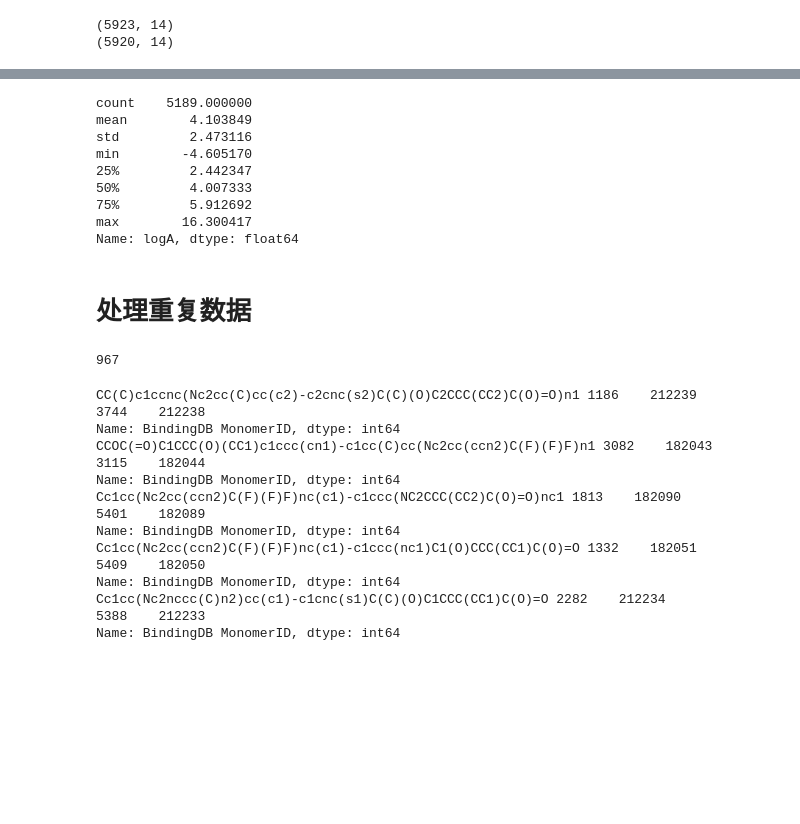
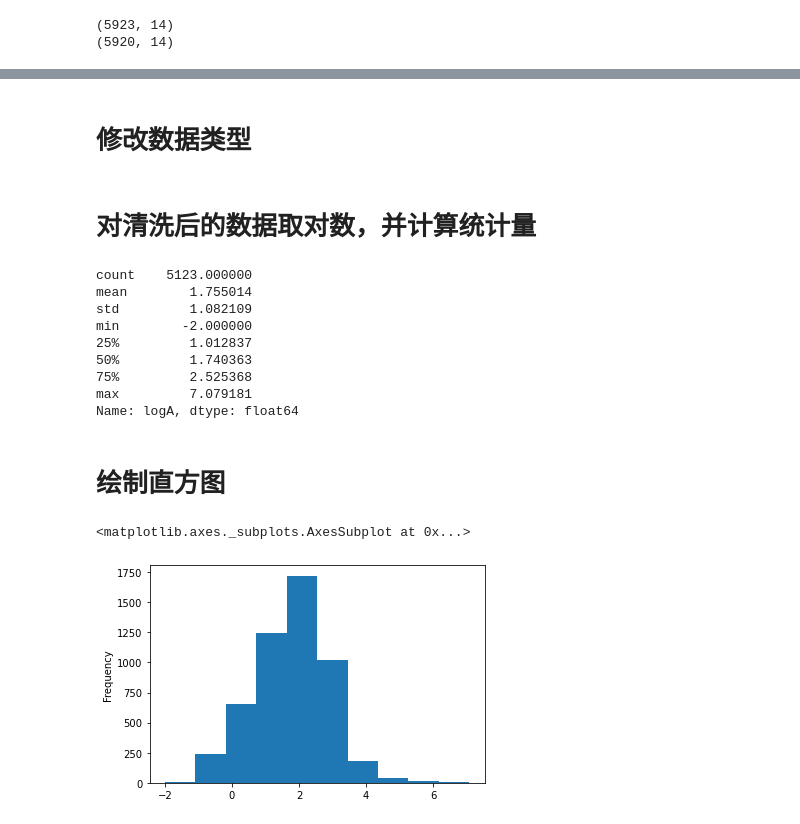
Before and after one commit to dreadlesss/utility, a Jupyter notebook: preprocessing.ipynb, the cells around one changed output, grey strips where cells are left out. Cells and saved outputs as stored; diff of their text form; code cells hidden in the pictures; blank space fills up the shorter version.

```diff
--- a/preprocessing.ipynb
+++ b/preprocessing.ipynb
@@ -156,0 +237,4 @@ print(df.shape)
+# %%
+df_del = df[df['flag'] == 'del']
+print(df_del.shape)
+df_del.head(3)
@@ -157,39 +247,28 @@ print(df.shape)
+# %%
+df.drop(index=df_del.index, inplace=True)
+# %% [markdown]
+# 修改数据类型
+# %%
+df['activity'] = df['activity'].astype('float64')
+# %% [markdown]
+# 对清洗后的数据取对数，并计算统计量
 # %%
-df['logA'] = df[~df['activity'].str.contains('<|>')]['activity'].astype('float64').apply(np.log)
+df['logA'] = df['activity'].apply(np.log10)
 df['logA'].describe()
 # %% [output]
-count    5189.000000
-mean        4.103849
-std         2.473116
-min        -4.605170
-25%         2.442347
-50%         4.007333
-75%         5.912692
-max        16.300417
+count    5123.000000
+mean        1.755014
+std         1.082109
+min        -2.000000
+25%         1.012837
+50%         1.740363
+75%         2.525368
+max         7.079181
 Name: logA, dtype: float64
 # %% [markdown]
-# 处理重复数据
+# 绘制直方图
-# %%
-# 重复数据数量
-df.shape[0] - len(df.groupby('Ligand SMILES'))
-# %% [output]
-967
-# %%
-for smi, group in df.groupby('Ligand SMILES'):
-    if len(group) >1:
-# %% [output]
-CC(C)c1ccnc(Nc2cc(C)cc(c2)-c2cnc(s2)C(C)(O)C2CCC(CC2)C(O)=O)n1 1186    212239
-3744    212238
-Name: BindingDB MonomerID, dtype: int64
-CCOC(=O)C1CCC(O)(CC1)c1ccc(cn1)-c1cc(C)cc(Nc2cc(ccn2)C(F)(F)F)n1 3082    182043
-3115    182044
-Name: BindingDB MonomerID, dtype: int64
-Cc1cc(Nc2cc(ccn2)C(F)(F)F)nc(c1)-c1ccc(NC2CCC(CC2)C(O)=O)nc1 1813    182090
-5401    182089
-Name: BindingDB MonomerID, dtype: int64
-Cc1cc(Nc2cc(ccn2)C(F)(F)F)nc(c1)-c1ccc(nc1)C1(O)CCC(CC1)C(O)=O 1332    182051
-5409    182050
-Name: BindingDB MonomerID, dtype: int64
-Cc1cc(Nc2nccc(C)n2)cc(c1)-c1cnc(s1)C(C)(O)C1CCC(CC1)C(O)=O 2282    212234
-5388    212233
-Name: BindingDB MonomerID, dtype: int64
+# %%
+df['logA'].plot(kind='hist')
+# %% [output]
+<matplotlib.axes._subplots.AxesSubplot at 0x...>
+[figure, added]
```
Also changed, not shown: parts of 25 cells of this notebook.
